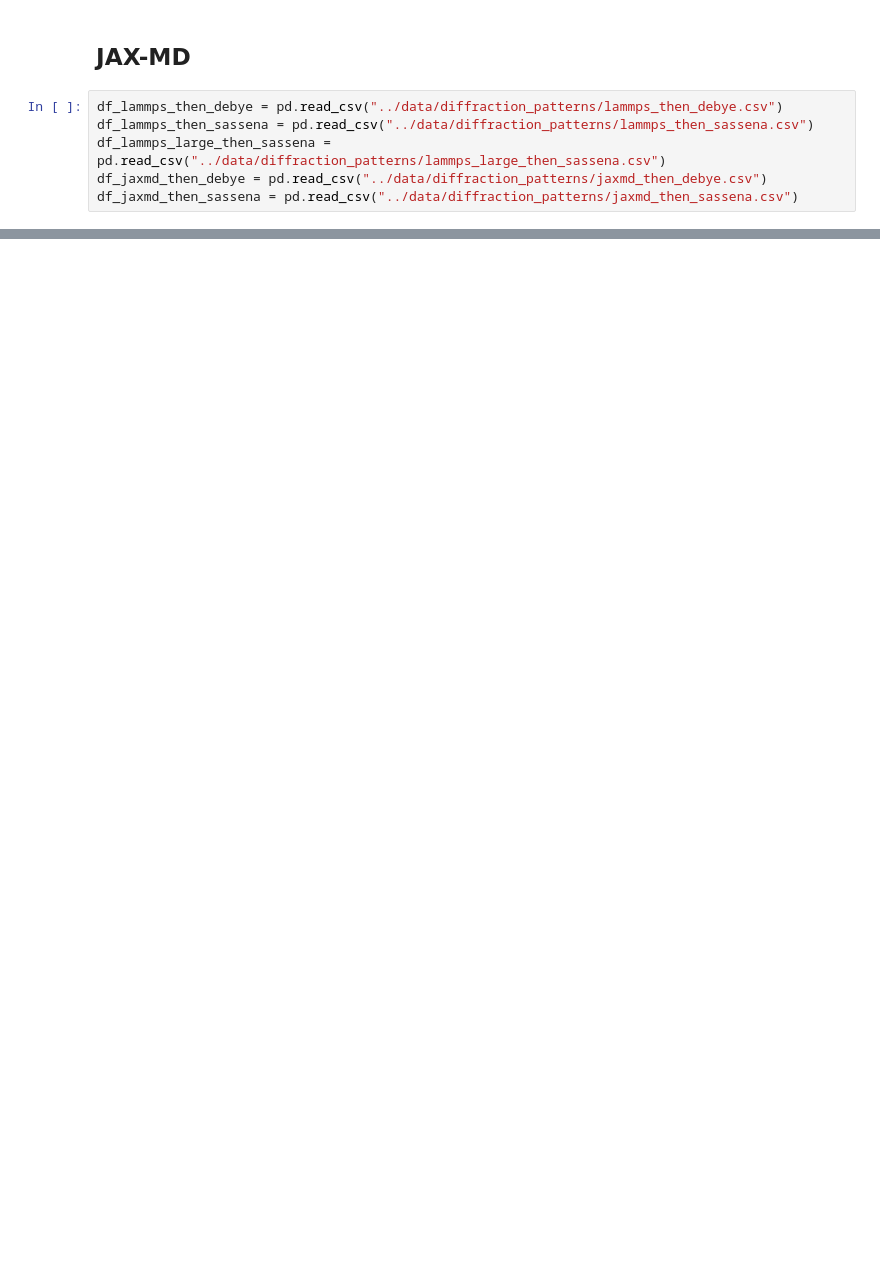
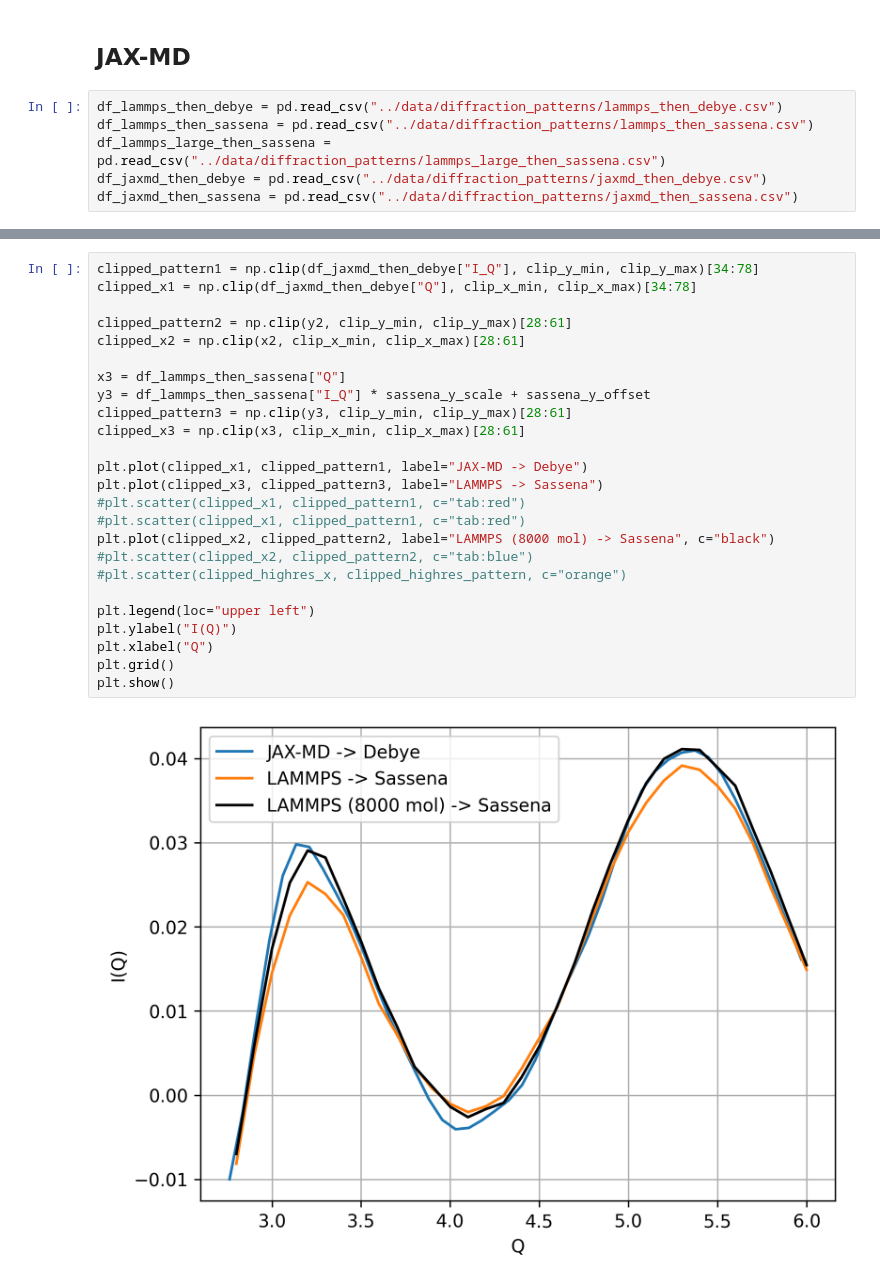
Before and after one commit to florian-n/idp-public, a Jupyter notebook: notebooks/lammps_vs_jax_vs_sassena.ipynb, the cells around one changed output, grey strips where cells are left out. Cells and saved outputs as stored; diff of their text form; blank space fills up the shorter version.

```diff
--- a/notebooks/lammps_vs_jax_vs_sassena.ipynb
+++ b/notebooks/lammps_vs_jax_vs_sassena.ipynb
@@ -77,0 +130,27 @@ plt.show()
+# %%
+clipped_pattern1 = np.clip(df_jaxmd_then_debye["I_Q"], clip_y_min, clip_y_max)[34:78]
+clipped_x1 = np.clip(df_jaxmd_then_debye["Q"], clip_x_min, clip_x_max)[34:78]
+
+clipped_pattern2 = np.clip(y2, clip_y_min, clip_y_max)[28:61]
+clipped_x2 = np.clip(x2, clip_x_min, clip_x_max)[28:61]
+
+x3 = df_lammps_then_sassena["Q"]
+y3 = df_lammps_then_sassena["I_Q"] * sassena_y_scale + sassena_y_offset
+clipped_pattern3 = np.clip(y3, clip_y_min, clip_y_max)[28:61]
+clipped_x3 = np.clip(x3, clip_x_min, clip_x_max)[28:61]
+
+plt.plot(clipped_x1, clipped_pattern1, label="JAX-MD -> Debye")
+plt.plot(clipped_x3, clipped_pattern3, label="LAMMPS -> Sassena")
+#plt.scatter(clipped_x1, clipped_pattern1, c="tab:red")
+#plt.scatter(clipped_x1, clipped_pattern1, c="tab:red")
+plt.plot(clipped_x2, clipped_pattern2, label="LAMMPS (8000 mol) -> Sassena", c="black")
+#plt.scatter(clipped_x2, clipped_pattern2, c="tab:blue")
+#plt.scatter(clipped_highres_x, clipped_highres_pattern, c="orange")
+
+plt.legend(loc="upper left")
+plt.ylabel("I(Q)")
+plt.xlabel("Q")
+plt.grid()
+plt.show()
+# %% [output]
+[figure, added]
```
Also changed, not shown: parts of 4 cells of this notebook, 22 other files.
